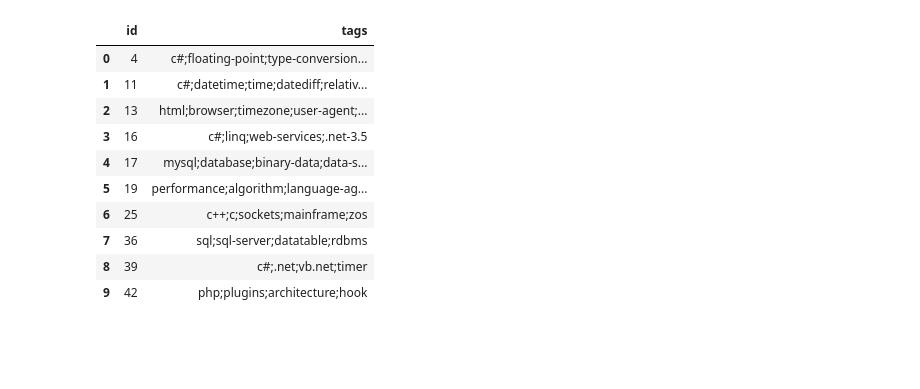
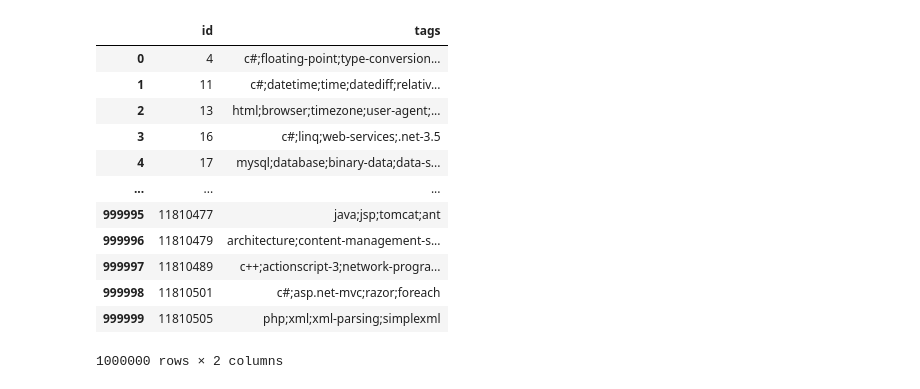
Before and after one commit to sdsc-innovation/itembed, a Jupyter notebook: docs/notebooks/stackoverflow.ipynb, the cells around one changed output. Saved outputs shown, nothing was run; the diff lists cells and outputs as text; code cells hidden in the pictures; blank space fills up the shorter version.

```diff
--- a/docs/notebooks/stackoverflow.ipynb
+++ b/docs/notebooks/stackoverflow.ipynb
@@ -31,16 +59,18 @@ np.random.seed(42)
 # %%
-# Load raw dataset
+# Load query output
 tag_df = pd.read_csv("./data/stackoverflow/tags.csv")
-tag_df.head(10)
+tag_df
 # %% [output]
 |  | id | tags |
 | 0 | 4 | c#;floating-point;type-conversion... |
 | 1 | 11 | c#;datetime;time;datediff;relativ... |
 | 2 | 13 | html;browser;timezone;user-agent;... |
 | 3 | 16 | c#;linq;web-services;.net-3.5 |
 | 4 | 17 | mysql;database;binary-data;data-s... |
-| 5 | 19 | performance;algorithm;language-ag... |
-| 6 | 25 | c++;c;sockets;mainframe;zos |
-| 7 | 36 | sql;sql-server;datatable;rdbms |
-| 8 | 39 | c#;.net;vb.net;timer |
-| 9 | 42 | php;plugins;architecture;hook |
+| ... | ... | ... |
+| 999995 | 11810477 | java;jsp;tomcat;ant |
+| 999996 | 11810479 | architecture;content-management-s... |
+| 999997 | 11810489 | c++;actionscript-3;network-progra... |
+| 999998 | 11810501 | c#;asp.net-mvc;razor;foreach |
+| 999999 | 11810505 | php;xml;xml-parsing;simplexml |
+1000000 rows × 2 columns
```
Also changed, not shown: parts of 20 cells of this notebook, 17 other files.
